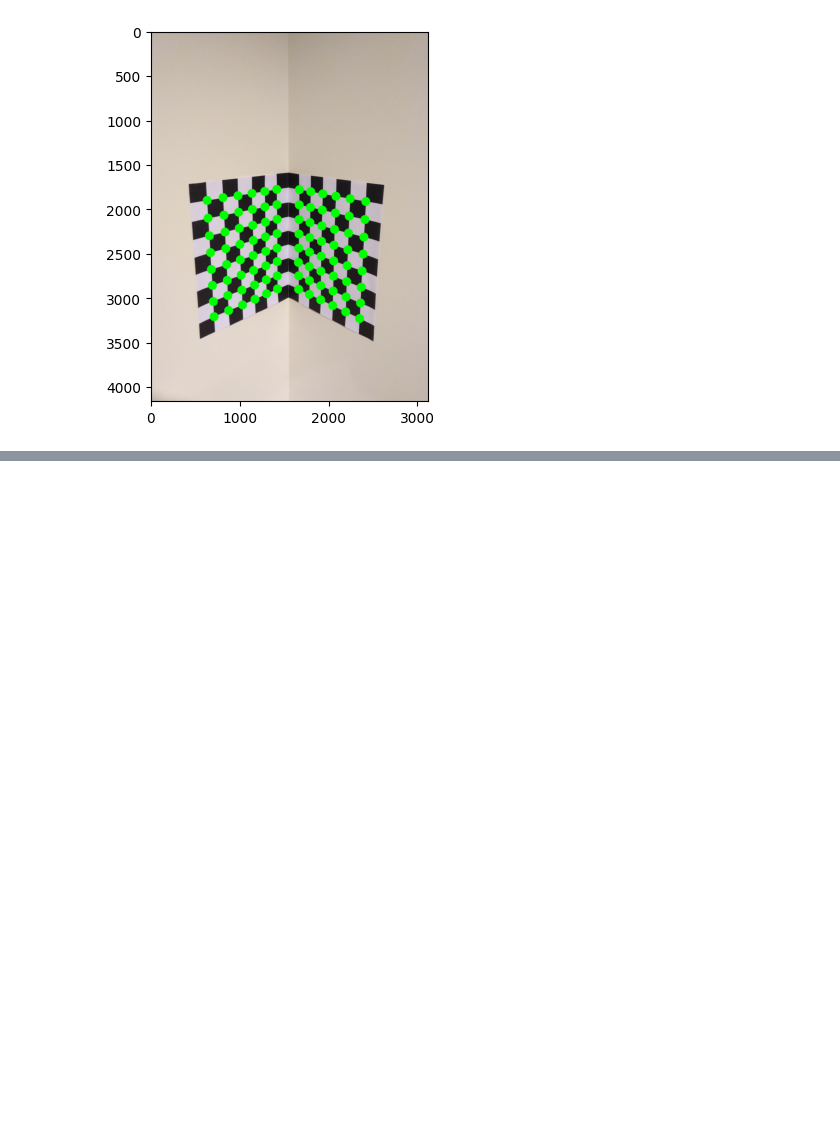
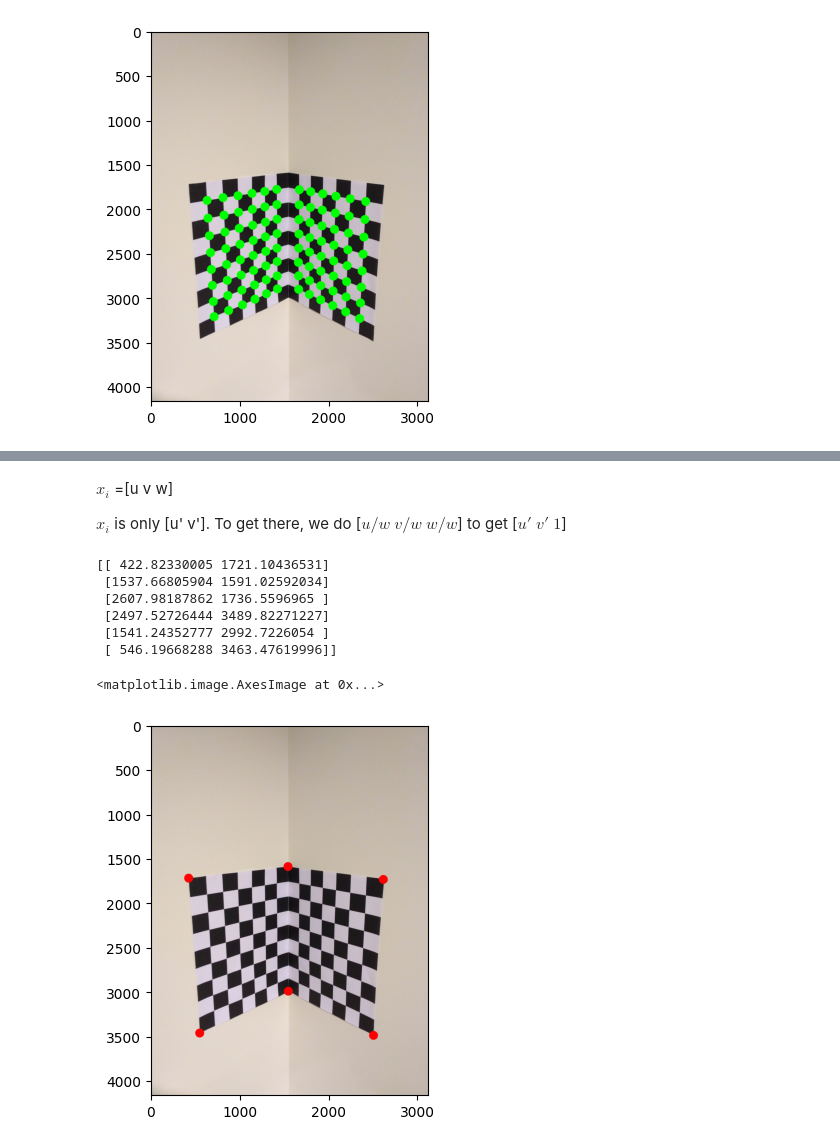
Before and after one commit to vatsasree/CV-Assignment-1, a Jupyter notebook: Assign1.ipynb, the cells around one changed output, grey strips where cells are left out. Cells and saved outputs as stored; diff of their text form; code cells hidden in the pictures; blank space fills up the shorter version.

```diff
--- a/Assign1.ipynb
+++ b/Assign1.ipynb
@@ -286,0 +297,13 @@ IndexError: too many indices for array: array is 1-dimensional, but 2 were index
+# %%
+checkboard_corners_3D = np.array([
+                        [-2,-2,0],
+                        [12,-2,0],
+                        [12,-2,14],
+                        [12,16,14],
+                        [12,16,0],
+                        [-2,16,0]
+                        ])
+# %%
+#convert to homogeneous coordinates
+checkboard_corners_homo_3D = np.concatenate((checkboard_corners_3D, np.ones((6,1))), axis=1)
+print(checkboard_corners_homo_3D)
@@ -286,0 +323,4 @@ IndexError: too many indices for array: array is 1-dimensional, but 2 were index
+# %%
+checkboard_corners_homo_2D = np.matmul(P,checkboard_corners_homo_3D.T)
+print(checkboard_corners_homo_2D.T)
+print(checkboard_corners_homo_2D.shape)
@@ -286,0 +335,24 @@ IndexError: too many indices for array: array is 1-dimensional, but 2 were index
+# %% [markdown]
+$x_{i}$ =[u
+          v
+          w]
+
+$x_{i}$ is only [u' v']. To get there, we do [$u/w$ $v/w$ $w/w$] to get [$u'$ $v'$ $1$]
+# %%
+checkboard_corners_2D = checkboard_corners_homo_2D.T[:,0:2]/checkboard_corners_homo_2D.T[:,2:]
+print(checkboard_corners_2D)
+# %% [output]
+[[ 422.82330005 1721.10436531]
+ [1537.66805904 1591.02592034]
+ [2607.98187862 1736.5596965 ]
+ [2497.52726444 3489.82271227]
+ [1541.24352777 2992.7226054 ]
+ [ 546.19668288 3463.47619996]]
+# %%
+tr = checkboard.copy()
+for i in checkboard_corners_2D:
+    cv2.circle(tr,(int(i[0]), int(i[1])),50,(255,0,0),-1)
+plt.imshow(tr)
+# %% [output]
+<matplotlib.image.AxesImage at 0x...>
+[figure, added]
```
Also changed, not shown: parts of 29 cells of this notebook.
